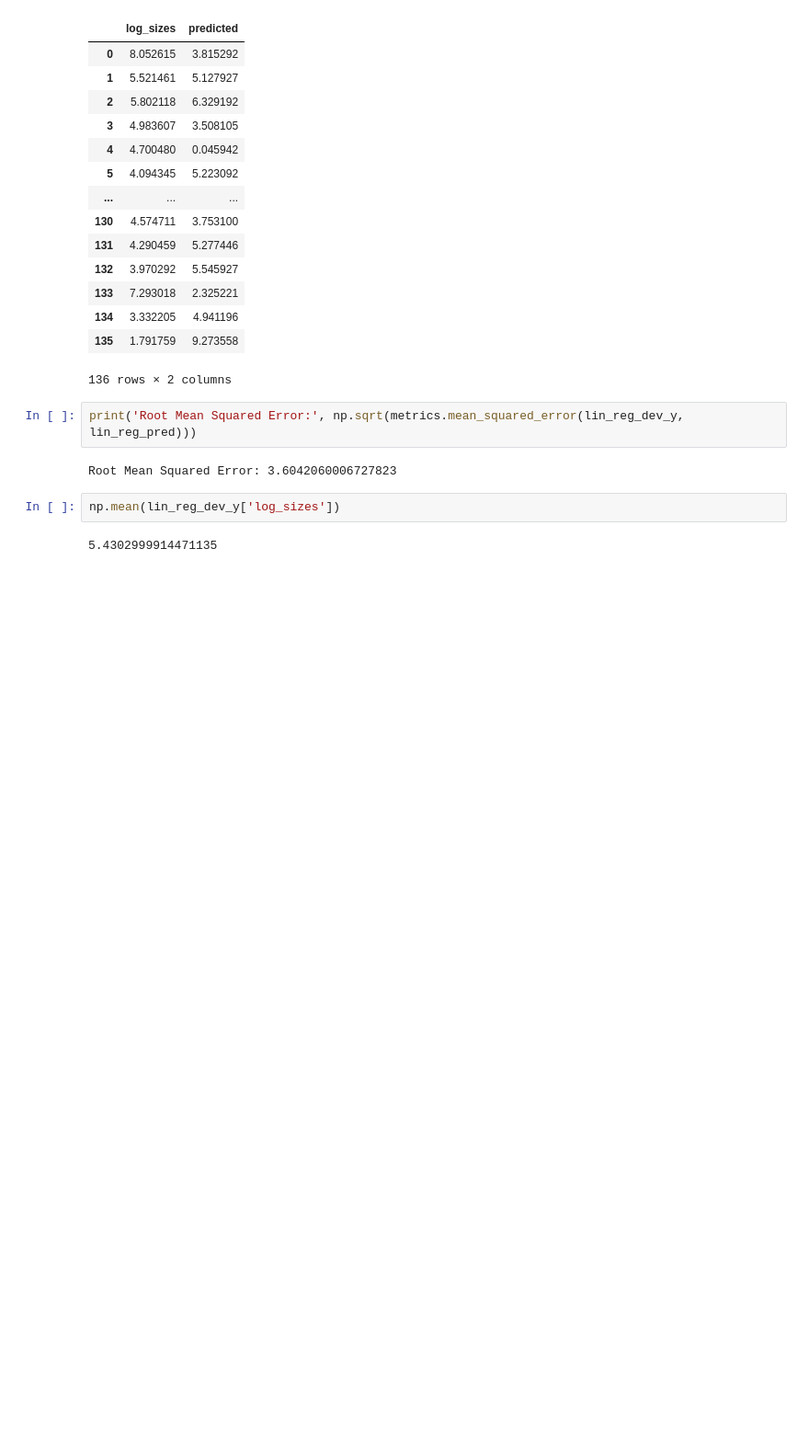
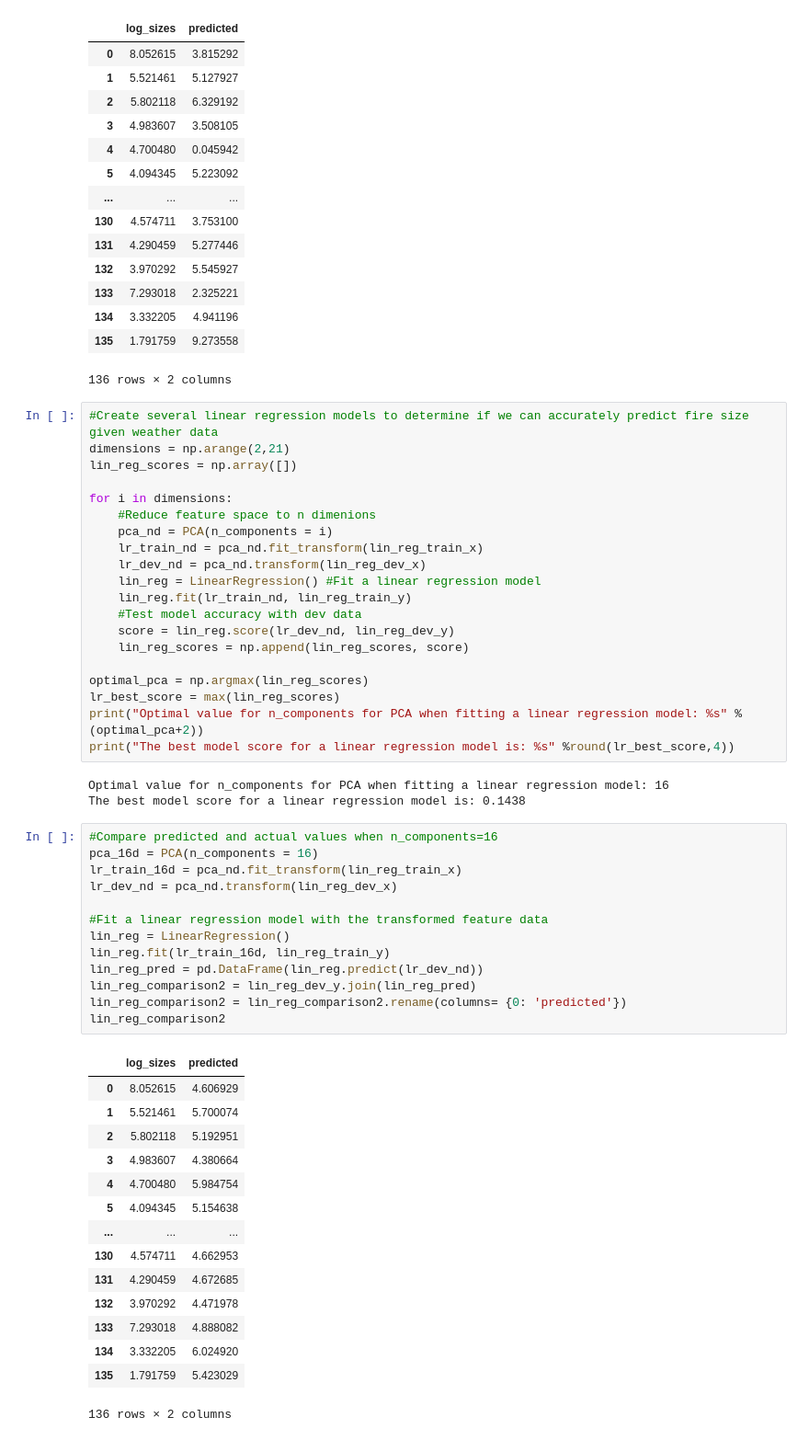
Before and after one commit to pau-you/Wildfires-in-California, a Jupyter notebook: Wildfire_Final_Project.ipynb, the cells around one changed output. Shown at 92% size. Saved outputs shown, nothing was run; the diff lists cells and outputs as text; blank space fills up the shorter version.

Commit message:
update model for better predictions

```diff
--- a/Wildfire_Final_Project.ipynb
+++ b/Wildfire_Final_Project.ipynb
@@ -167,11 +170,55 @@ lin_reg_comparison
 | 134 | 3.332205 | 4.941196 |
 | 135 | 1.791759 | 9.273558 |
 136 rows × 2 columns
-# %%
-print('Root Mean Squared Error:', np.sqrt(metrics.mean_squared_error(lin_reg_dev_y, lin_reg_pred)))
-# %% [output]
-Root Mean Squared Error: 3.6042060006727823
-# %%
-np.mean(lin_reg_dev_y['log_sizes'])
-# %% [output]
-5.4302999914471135
+# %%
+#Create several linear regression models to determine if we can accurately predict fire size given weather data
+dimensions = np.arange(2,21)
+lin_reg_scores = np.array([])
+
+for i in dimensions:
+    #Reduce feature space to n dimenions
+    pca_nd = PCA(n_components = i)
+    lr_train_nd = pca_nd.fit_transform(lin_reg_train_x)
+    lr_dev_nd = pca_nd.transform(lin_reg_dev_x)
+    lin_reg = LinearRegression() #Fit a linear regression model
+    lin_reg.fit(lr_train_nd, lin_reg_train_y)
+    #Test model accuracy with dev data
+    score = lin_reg.score(lr_dev_nd, lin_reg_dev_y)
+    lin_reg_scores = np.append(lin_reg_scores, score)
+
+optimal_pca = np.argmax(lin_reg_scores)
+lr_best_score = max(lin_reg_scores)
+print("Optimal value for n_components for PCA when fitting a linear regression model: %s" %(optimal_pca+2))
+print("The best model score for a linear regression model is: %s" %round(lr_best_score,4))
+# %% [output]
+Optimal value for n_components for PCA when fitting a linear regression model: 16
+The best model score for a linear regression model is: 0.1438
+# %%
+#Compare predicted and actual values when n_components=16
+pca_16d = PCA(n_components = 16)
+lr_train_16d = pca_nd.fit_transform(lin_reg_train_x)
+lr_dev_nd = pca_nd.transform(lin_reg_dev_x)
+
+#Fit a linear regression model with the transformed feature data
+lin_reg = LinearRegression()
+lin_reg.fit(lr_train_16d, lin_reg_train_y)
+lin_reg_pred = pd.DataFrame(lin_reg.predict(lr_dev_nd))
+lin_reg_comparison2 = lin_reg_dev_y.join(lin_reg_pred)
+lin_reg_comparison2 = lin_reg_comparison2.rename(columns= {0: 'predicted'})
+lin_reg_comparison2
+# %% [output]
+|  | log_sizes | predicted |
+| 0 | 8.052615 | 4.606929 |
+| 1 | 5.521461 | 5.700074 |
+| 2 | 5.802118 | 5.192951 |
+| 3 | 4.983607 | 4.380664 |
+| 4 | 4.700480 | 5.984754 |
+| 5 | 4.094345 | 5.154638 |
+| ... | ... | ... |
+| 130 | 4.574711 | 4.662953 |
+| 131 | 4.290459 | 4.672685 |
+| 132 | 3.970292 | 4.471978 |
+| 133 | 7.293018 | 4.888082 |
+| 134 | 3.332205 | 6.024920 |
+| 135 | 1.791759 | 5.423029 |
+136 rows × 2 columns
```
Also changed, not shown: parts of 1 cell of this notebook.
